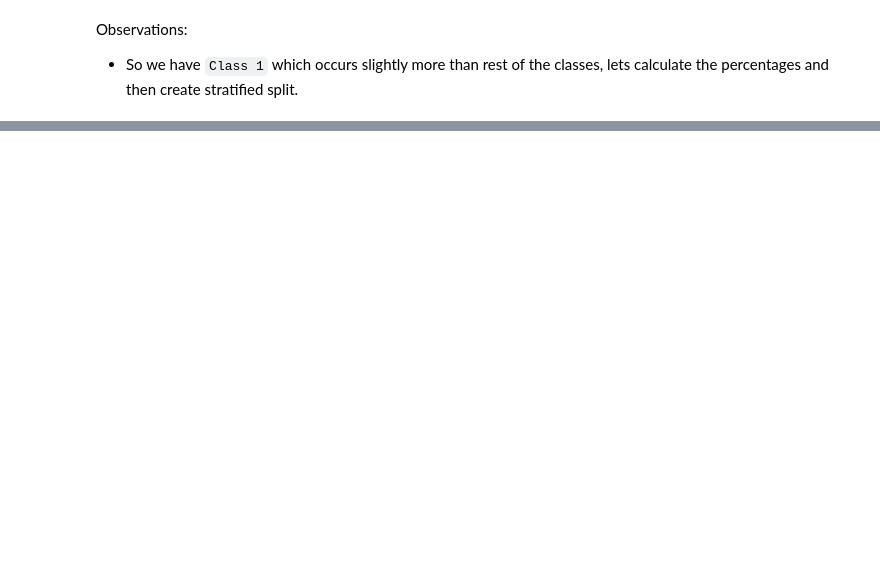
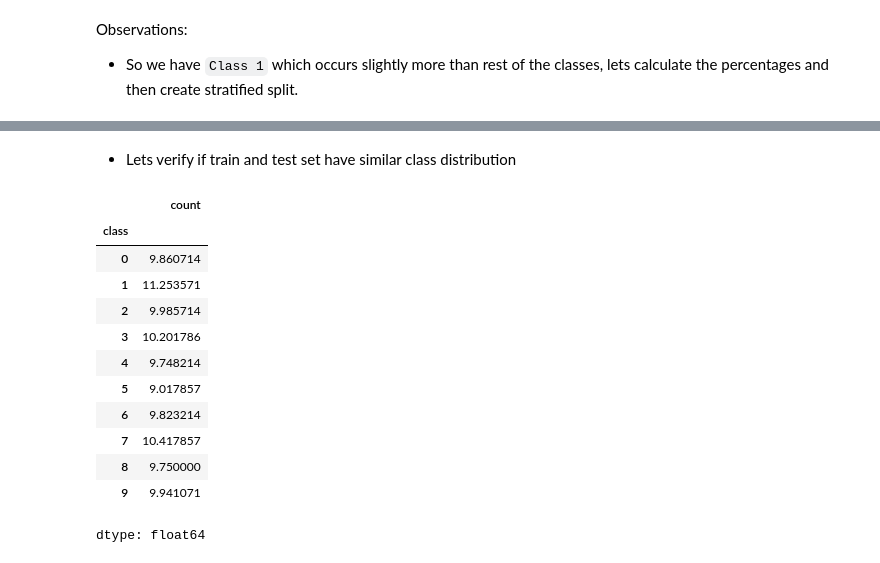
Before and after one commit to gaurangdave/mnist_digits_recognition, a Jupyter notebook: notebooks/01_explore_data.ipynb, the cells around one changed output, grey strips where cells are left out. Saved outputs shown, nothing was run; the diff lists cells and outputs as text; code cells hidden in the pictures; blank space fills up the shorter version.

```diff
--- a/notebooks/01_explore_data.ipynb
+++ b/notebooks/01_explore_data.ipynb
@@ -104,0 +124,25 @@ Observations:
+# %%
+splitter = StratifiedShuffleSplit(n_splits=1, test_size=0.2, random_state=42)
+# %%
+for train_idx, test_idx in splitter.split(mnist, mnist["class"]):
+    mnist_train_set = mnist.iloc[train_idx].reset_index(drop=True)
+    mnist_test_set = mnist.iloc[test_idx].reset_index(drop=True)
+# %% [markdown]
+* Lets verify if train and test set have similar class distribution
+# %%
+## verifying training data class distribution
+(mnist_train_set["class"].value_counts().sort_index() / mnist_train_set.shape[0]) * 100
+# %% [output]
+|  | count |
+| class |  |
+| 0 | 9.860714 |
+| 1 | 11.253571 |
+| 2 | 9.985714 |
+| 3 | 10.201786 |
+| 4 | 9.748214 |
+| 5 | 9.017857 |
+| 6 | 9.823214 |
+| 7 | 10.417857 |
+| 8 | 9.750000 |
+| 9 | 9.941071 |
+dtype: float64
```
Also changed, not shown: parts of 11 cells of this notebook.
